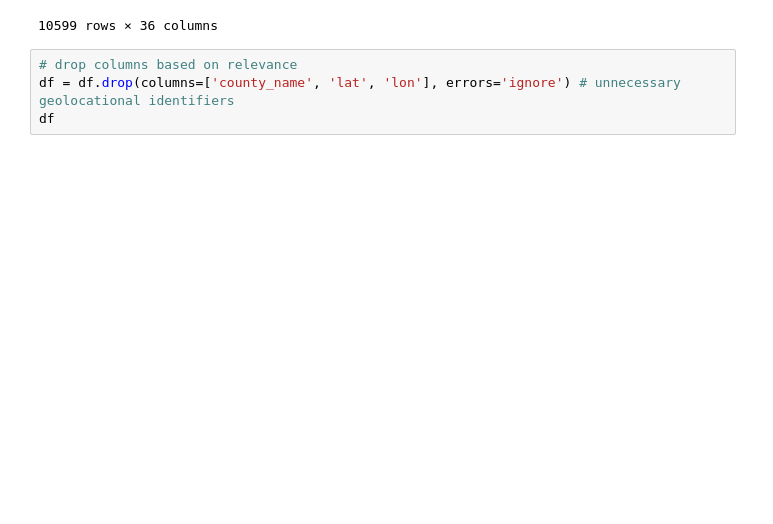
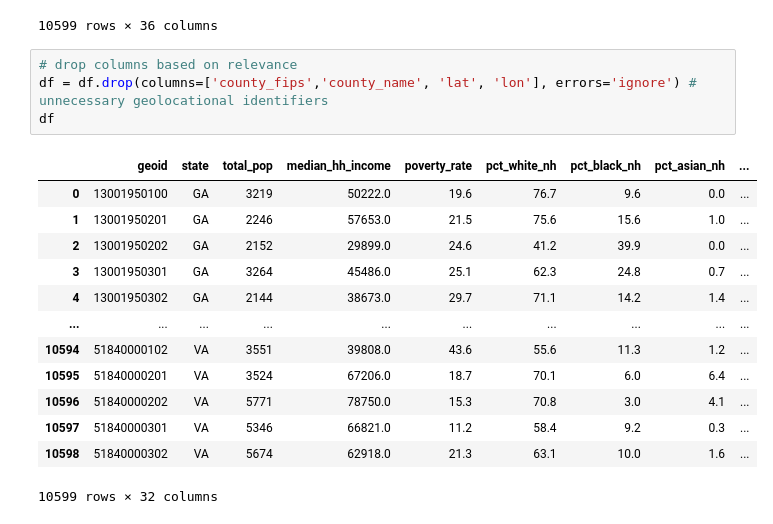
Before and after one commit to stujie/dtsc1302-project, a Jupyter notebook: 2_eda/cleaning.ipynb, the cells around one changed output. Saved outputs shown, nothing was run; the diff lists cells and outputs as text; blank space fills up the shorter version.

```diff
--- a/2_eda/cleaning.ipynb
+++ b/2_eda/cleaning.ipynb
@@ -258,5 +258,19 @@ df
 10599 rows × 36 columns
 # %%
 # drop columns based on relevance
-df = df.drop(columns=['county_name', 'lat', 'lon'], errors='ignore') # unnecessary geolocational identifiers
+df = df.drop(columns=['county_fips','county_name', 'lat', 'lon'], errors='ignore') # unnecessary geolocational identifiers
 df
+# %% [output]
+|  | geoid | state | total_pop | median_hh_income | poverty_rate | pct_white_nh | pct_black_nh | pct_asian_nh | ... |
+| 0 | 13001950100 | GA | 3219 | 50222.0 | 19.6 | 76.7 | 9.6 | 0.0 | ... |
+| 1 | 13001950201 | GA | 2246 | 57653.0 | 21.5 | 75.6 | 15.6 | 1.0 | ... |
+| 2 | 13001950202 | GA | 2152 | 29899.0 | 24.6 | 41.2 | 39.9 | 0.0 | ... |
+| 3 | 13001950301 | GA | 3264 | 45486.0 | 25.1 | 62.3 | 24.8 | 0.7 | ... |
+| 4 | 13001950302 | GA | 2144 | 38673.0 | 29.7 | 71.1 | 14.2 | 1.4 | ... |
+| ... | ... | ... | ... | ... | ... | ... | ... | ... | ... |
+| 10594 | 51840000102 | VA | 3551 | 39808.0 | 43.6 | 55.6 | 11.3 | 1.2 | ... |
+| 10595 | 51840000201 | VA | 3524 | 67206.0 | 18.7 | 70.1 | 6.0 | 6.4 | ... |
+| 10596 | 51840000202 | VA | 5771 | 78750.0 | 15.3 | 70.8 | 3.0 | 4.1 | ... |
+| 10597 | 51840000301 | VA | 5346 | 66821.0 | 11.2 | 58.4 | 9.2 | 0.3 | ... |
+| 10598 | 51840000302 | VA | 5674 | 62918.0 | 21.3 | 63.1 | 10.0 | 1.6 | ... |
+10599 rows × 32 columns
```
